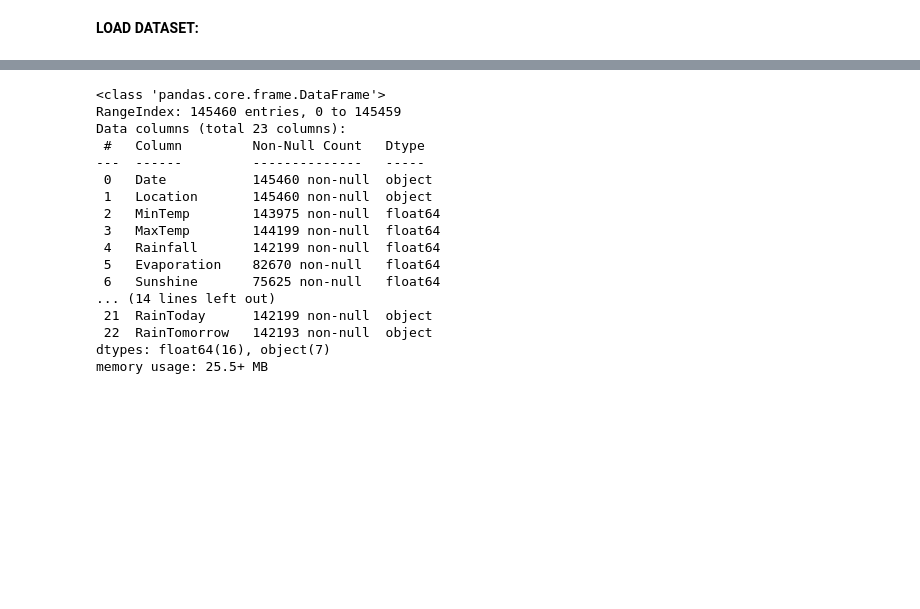
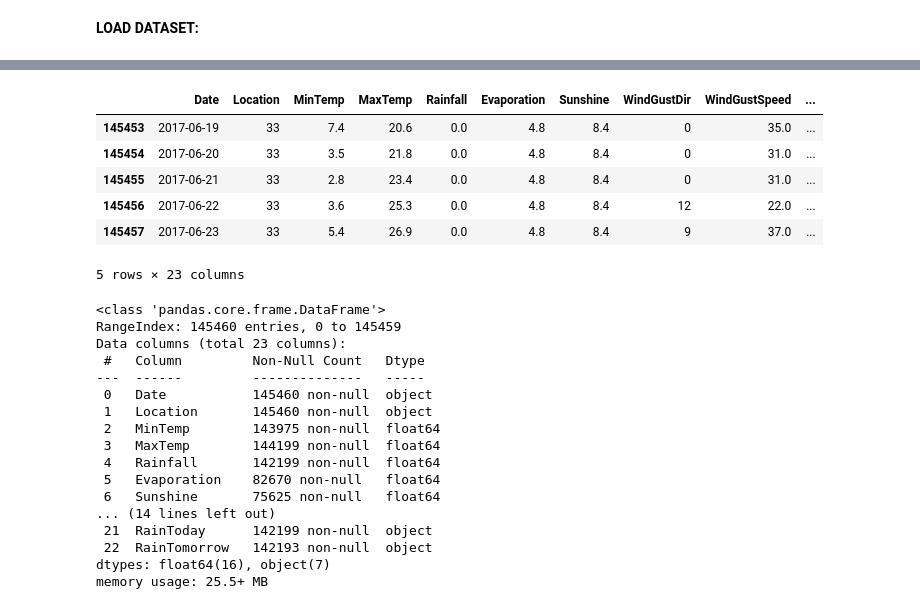
Before and after one commit to vishnu-priya007/ML_Project, a Jupyter notebook: ML_PROJECT_weatherAUS.ipynb, the cells around one changed output, grey strips where cells are left out. Drawn from its saved outputs; the diff is of its cells as text; code cells hidden in the pictures; blank space fills up the shorter version.

```diff
--- a/ML_PROJECT_weatherAUS.ipynb
+++ b/ML_PROJECT_weatherAUS.ipynb
@@ -25,3 +86,13 @@ df=pd.read_csv('/content/weatherAUS.csv')
+# %%
+df.tail()
+# %% [output]
+|  | Date | Location | MinTemp | MaxTemp | Rainfall | Evaporation | Sunshine | WindGustDir | WindGustSpeed | ... |
+| 145453 | 2017-06-19 | 33 | 7.4 | 20.6 | 0.0 | 4.8 | 8.4 | 0 | 35.0 | ... |
+| 145454 | 2017-06-20 | 33 | 3.5 | 21.8 | 0.0 | 4.8 | 8.4 | 0 | 31.0 | ... |
+| 145455 | 2017-06-21 | 33 | 2.8 | 23.4 | 0.0 | 4.8 | 8.4 | 0 | 31.0 | ... |
+| 145456 | 2017-06-22 | 33 | 3.6 | 25.3 | 0.0 | 4.8 | 8.4 | 12 | 22.0 | ... |
+| 145457 | 2017-06-23 | 33 | 5.4 | 26.9 | 0.0 | 4.8 | 8.4 | 9 | 37.0 | ... |
+5 rows × 23 columns
 # %%
 # Check data types & missing values
 df.info()
```
Also changed, not shown: parts of 28 cells of this notebook.
